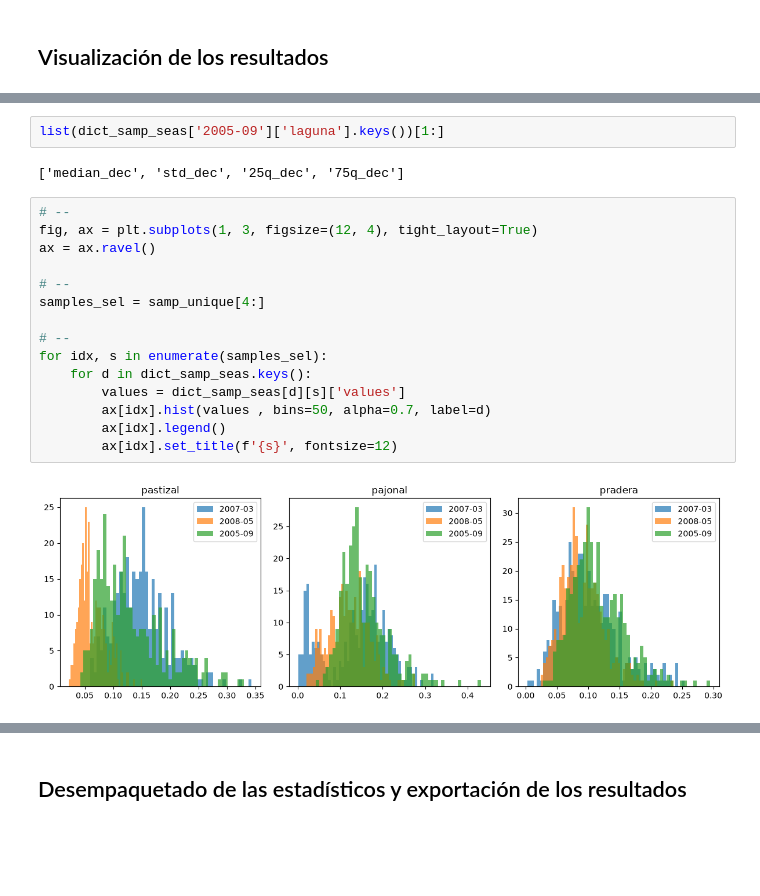
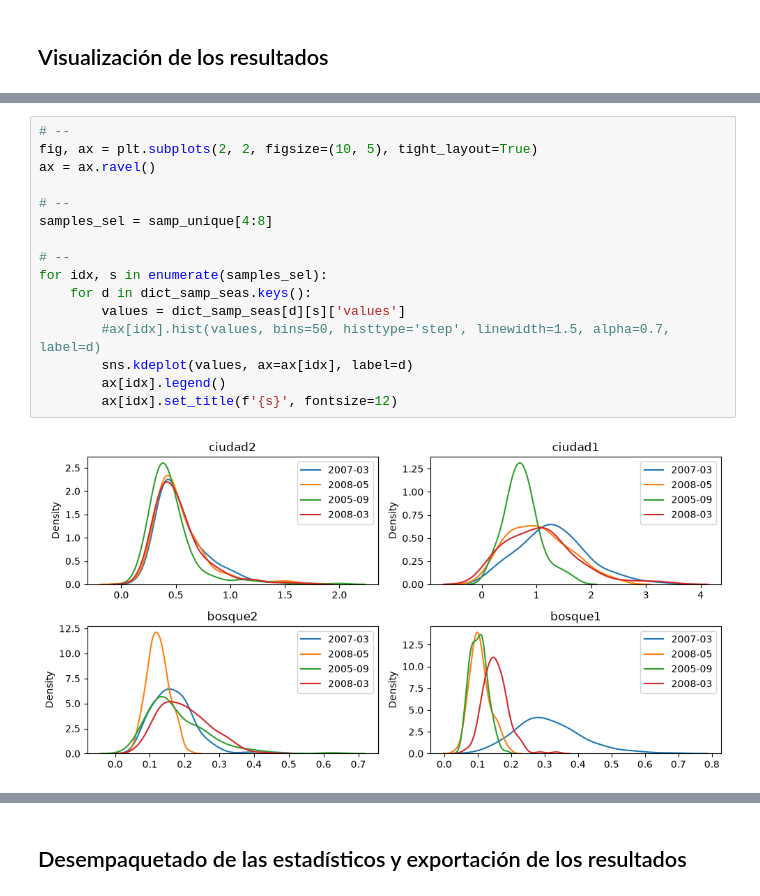
Before and after one commit to francobarrionuevoenv21/MAIE_devs_pub, a Jupyter notebook: SAR/Mercedes/TP5 mecanismos/TP5_mecanismos.ipynb, the cells around one changed output, grey strips where cells are left out. Saved outputs shown, nothing was run; the diff lists cells and outputs as text; blank space fills up the shorter version.

```diff
--- a/SAR/Mercedes/TP5 mecanismos/TP5_mecanismos.ipynb
+++ b/SAR/Mercedes/TP5 mecanismos/TP5_mecanismos.ipynb
@@ -145,21 +156,18 @@ for idx, s in enumerate(samples_sel):
-# %%
-list(dict_samp_seas['2005-09']['laguna'].keys())[1:]
-# %% [output]
-['median_dec', 'std_dec', '25q_dec', '75q_dec']
-# %%
-# --
-fig, ax = plt.subplots(1, 3, figsize=(12, 4), tight_layout=True)
-ax = ax.ravel()
-
-# --
-samples_sel = samp_unique[4:]
-
-# --
-for idx, s in enumerate(samples_sel):
-    for d in dict_samp_seas.keys():
-        values = dict_samp_seas[d][s]['values']
-        ax[idx].hist(values , bins=50, alpha=0.7, label=d)
-        ax[idx].legend()
-        ax[idx].set_title(f'{s}', fontsize=12)
-# %% [output]
-[figure, removed]
+# %%
+# --
+fig, ax = plt.subplots(2, 2, figsize=(10, 5), tight_layout=True)
+ax = ax.ravel()
+
+# --
+samples_sel = samp_unique[4:8]
+
+# --
+for idx, s in enumerate(samples_sel):
+    for d in dict_samp_seas.keys():
+        values = dict_samp_seas[d][s]['values']
+        #ax[idx].hist(values, bins=50, histtype='step', linewidth=1.5, alpha=0.7, label=d)
+        sns.kdeplot(values, ax=ax[idx], label=d)
+        ax[idx].legend()
+        ax[idx].set_title(f'{s}', fontsize=12)
+# %% [output]
+[figure, added]
```
Also changed, not shown: parts of 11 cells of this notebook, 36 other files.
